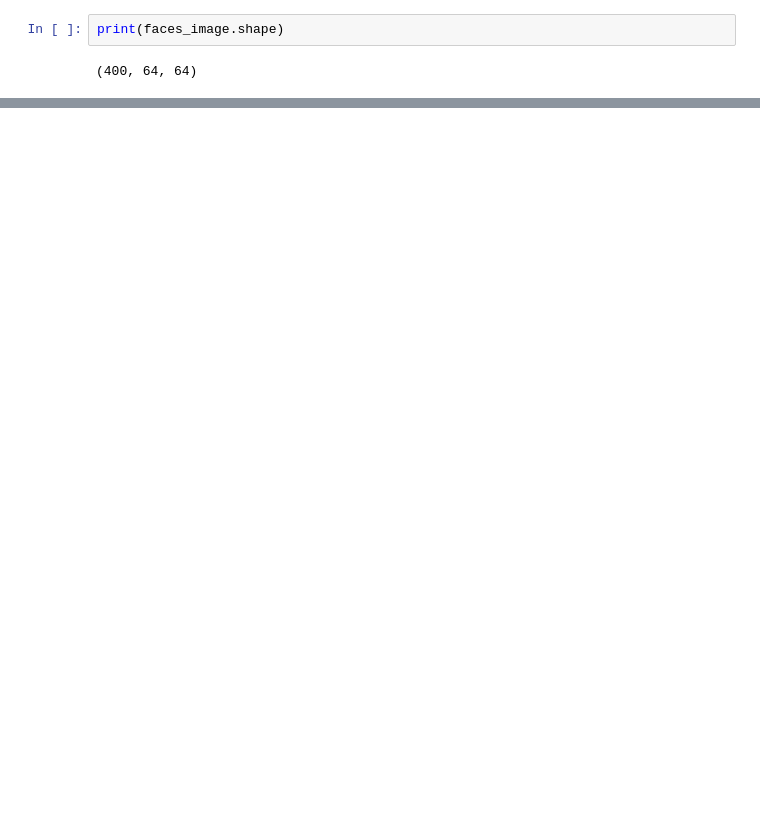
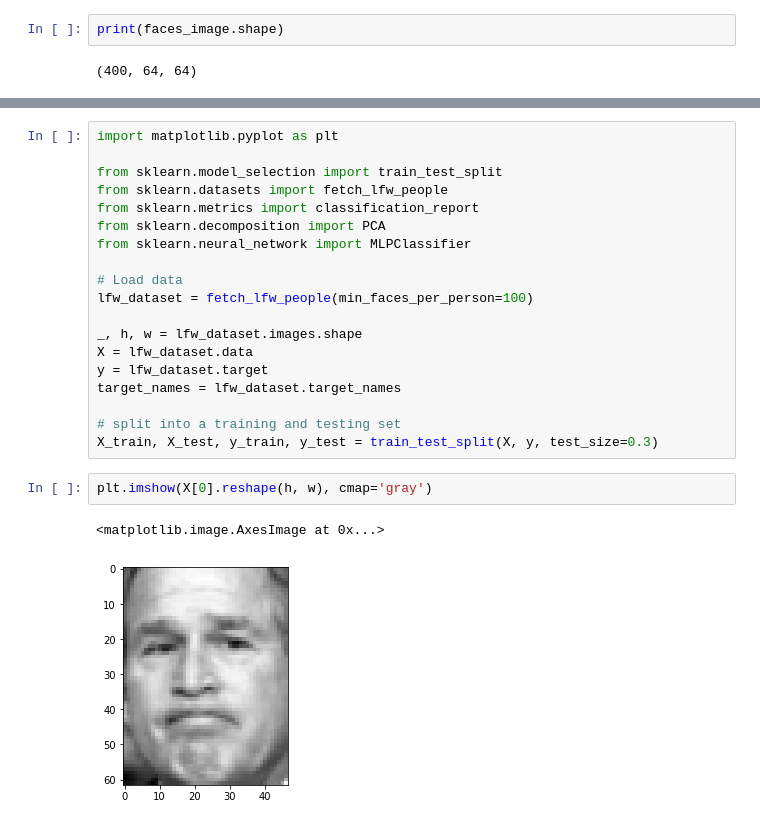
Before and after one commit to ryanmklee/PCAifyMe, a Jupyter notebook: PCA.ipynb, the cells around one changed output, grey strips where cells are left out. Saved outputs shown, nothing was run; the diff lists cells and outputs as text; blank space fills up the shorter version.

```diff
--- a/PCA.ipynb
+++ b/PCA.ipynb
@@ -36,0 +49,24 @@ error: OpenCV(3.4.1) /Users/travis/build/skvark/opencv-python/opencv/modules/obj
+# %%
+import matplotlib.pyplot as plt
+
+from sklearn.model_selection import train_test_split
+from sklearn.datasets import fetch_lfw_people
+from sklearn.metrics import classification_report
+from sklearn.decomposition import PCA
+from sklearn.neural_network import MLPClassifier
+
+# Load data
+lfw_dataset = fetch_lfw_people(min_faces_per_person=100)
+
+_, h, w = lfw_dataset.images.shape
+X = lfw_dataset.data
+y = lfw_dataset.target
+target_names = lfw_dataset.target_names
+
+# split into a training and testing set
+X_train, X_test, y_train, y_test = train_test_split(X, y, test_size=0.3)
+# %%
+plt.imshow(X[0].reshape(h, w), cmap='gray')
+# %% [output]
+<matplotlib.image.AxesImage at 0x...>
+[figure, added]
```
Also changed, not shown: parts of 10 cells of this notebook.
